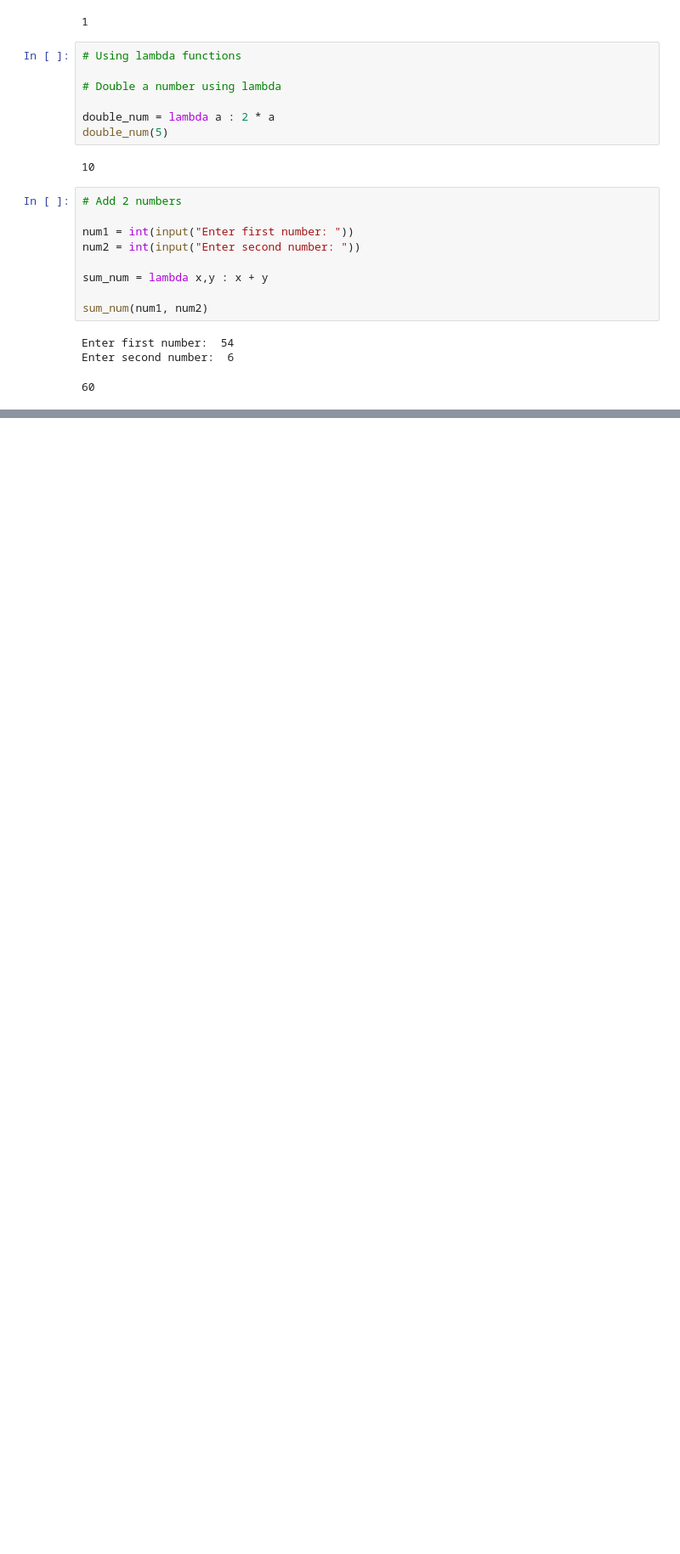
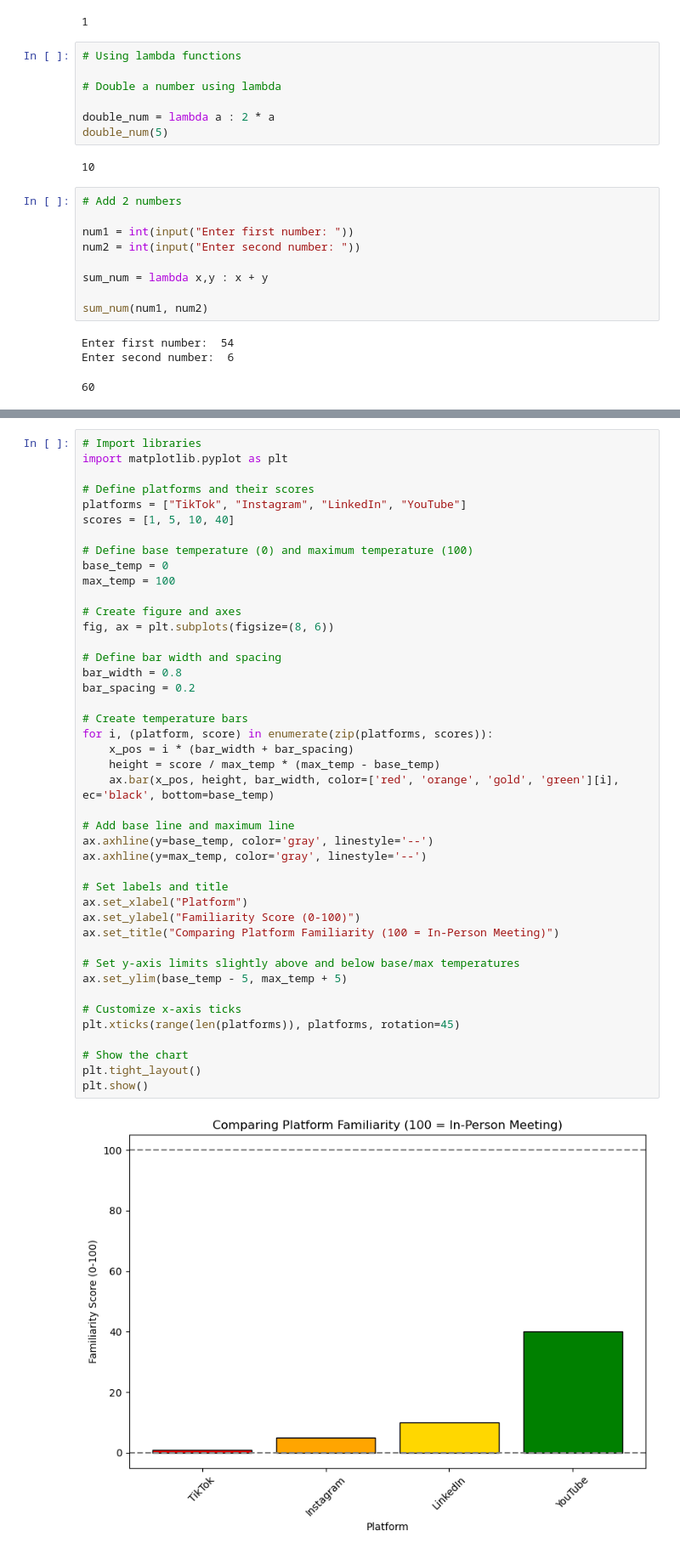
Before and after one commit to Mahaprasad003/Code-stuff, a Jupyter notebook: Python/PKM.ipynb, the cells around one changed output, grey strips where cells are left out. Shown: that part at 85% size. Drawn from its saved outputs; the diff is of its cells as text; blank space fills up the shorter version.

```diff
--- a/Python/PKM.ipynb
+++ b/Python/PKM.ipynb
@@ -553,0 +647,45 @@ Enter second number:  6
+# %%
+# Import libraries
+import matplotlib.pyplot as plt
+
+# Define platforms and their scores
+platforms = ["TikTok", "Instagram", "LinkedIn", "YouTube"]
+scores = [1, 5, 10, 40]
+
+# Define base temperature (0) and maximum temperature (100)
+base_temp = 0
+max_temp = 100
+
+# Create figure and axes
+fig, ax = plt.subplots(figsize=(8, 6))
+
+# Define bar width and spacing
+bar_width = 0.8
+bar_spacing = 0.2
+
+# Create temperature bars
+for i, (platform, score) in enumerate(zip(platforms, scores)):
+    x_pos = i * (bar_width + bar_spacing)
+    height = score / max_temp * (max_temp - base_temp)
+    ax.bar(x_pos, height, bar_width, color=['red', 'orange', 'gold', 'green'][i], ec='black', bottom=base_temp)
+
+# Add base line and maximum line
+ax.axhline(y=base_temp, color='gray', linestyle='--')
+ax.axhline(y=max_temp, color='gray', linestyle='--')
+
+# Set labels and title
+ax.set_xlabel("Platform")
+ax.set_ylabel("Familiarity Score (0-100)")
+ax.set_title("Comparing Platform Familiarity (100 = In-Person Meeting)")
+
+# Set y-axis limits slightly above and below base/max temperatures
+ax.set_ylim(base_temp - 5, max_temp + 5)
+
+# Customize x-axis ticks
+plt.xticks(range(len(platforms)), platforms, rotation=45)
+
+# Show the chart
+plt.tight_layout()
+plt.show()
+# %% [output]
+[figure, added]
```
Also changed, not shown: parts of 3 cells of this notebook, 10 other files.
